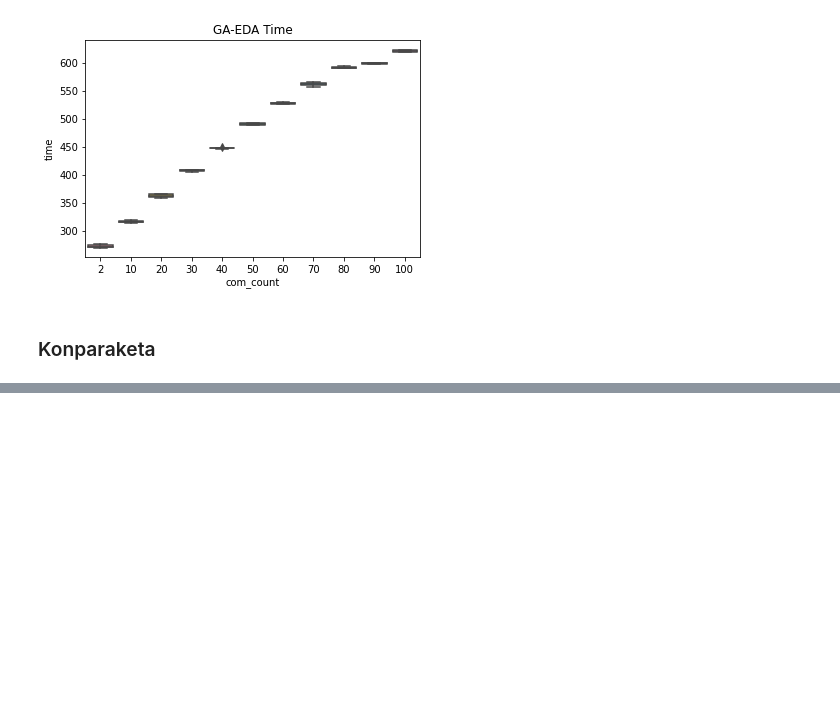
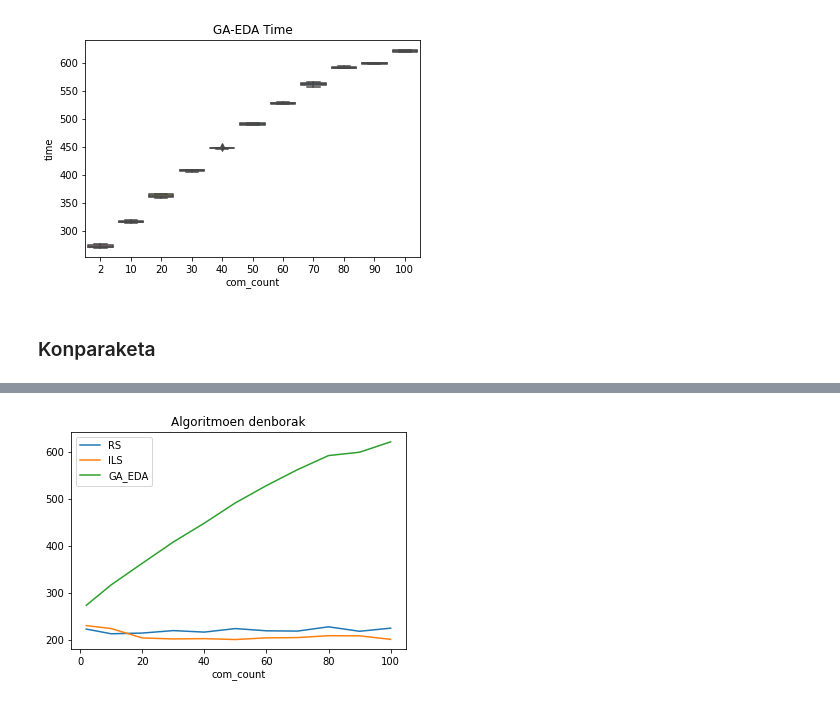
Before and after one commit to juletx/community-detection, a Jupyter notebook: notebooks/CDP_3_fasea.ipynb, the cells around one changed output, grey strips where cells are left out. Drawn from its saved outputs; the diff is of its cells as text; code cells hidden in the pictures; blank space fills up the shorter version.

```diff
--- a/notebooks/CDP_3_fasea.ipynb
+++ b/notebooks/CDP_3_fasea.ipynb
@@ -2663,11 +2609,14 @@ plt.show()
 # %%
-data = pd.DataFrame({"com_count": com_count, "RS": list_avg_time_rs, "ILS": list_avg_time_ils, "GA_EDA": list_avg_time_ga_eda})
+data_avg_time = pd.DataFrame({"com_count": data_avg_rs['com_count'], "RS": data_avg_rs['time'],
+                             "ILS": data_avg_ils['time'], "GA_EDA": data_avg_ga_eda['time']})
 # %%
 import matplotlib.pyplot as plt
 ax = plt.gca()
 
-data.plot(kind='line', x='com_count', y='RS', ax=ax)
-data.plot(kind='line', x='com_count', y='ILS', ax=ax)
-data.plot(kind='line', x='com_count', y='GA_EDA', ax=ax, title='Algoritmoen denborak')
+data_avg_time.plot(kind='line', x='com_count', y='RS', ax=ax)
+data_avg_time.plot(kind='line', x='com_count', y='ILS', ax=ax)
+data_avg_time.plot(kind='line', x='com_count', y='GA_EDA', ax=ax, title='Algoritmoen denborak')
 
 plt.show()
+# %% [output]
+[figure, added]
```
Also changed, not shown: parts of 26 cells of this notebook, 2 other files.
